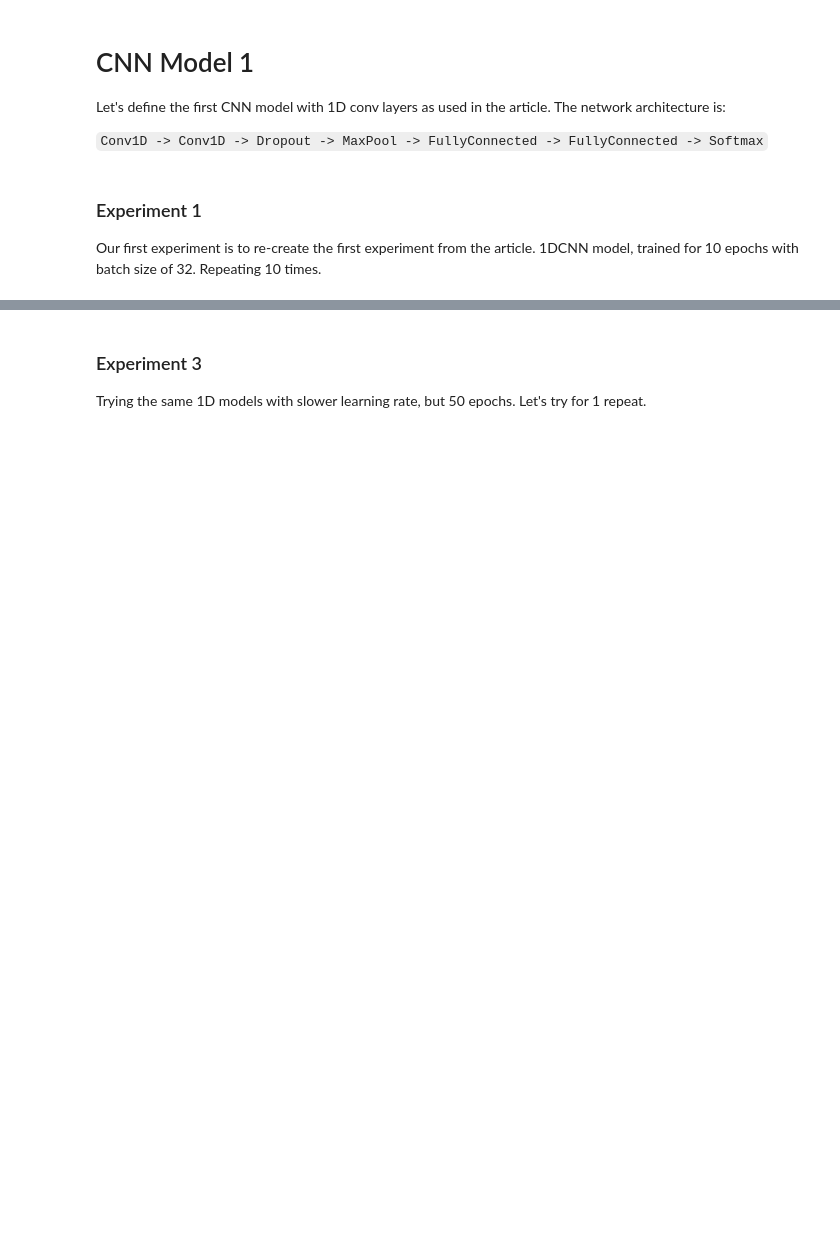
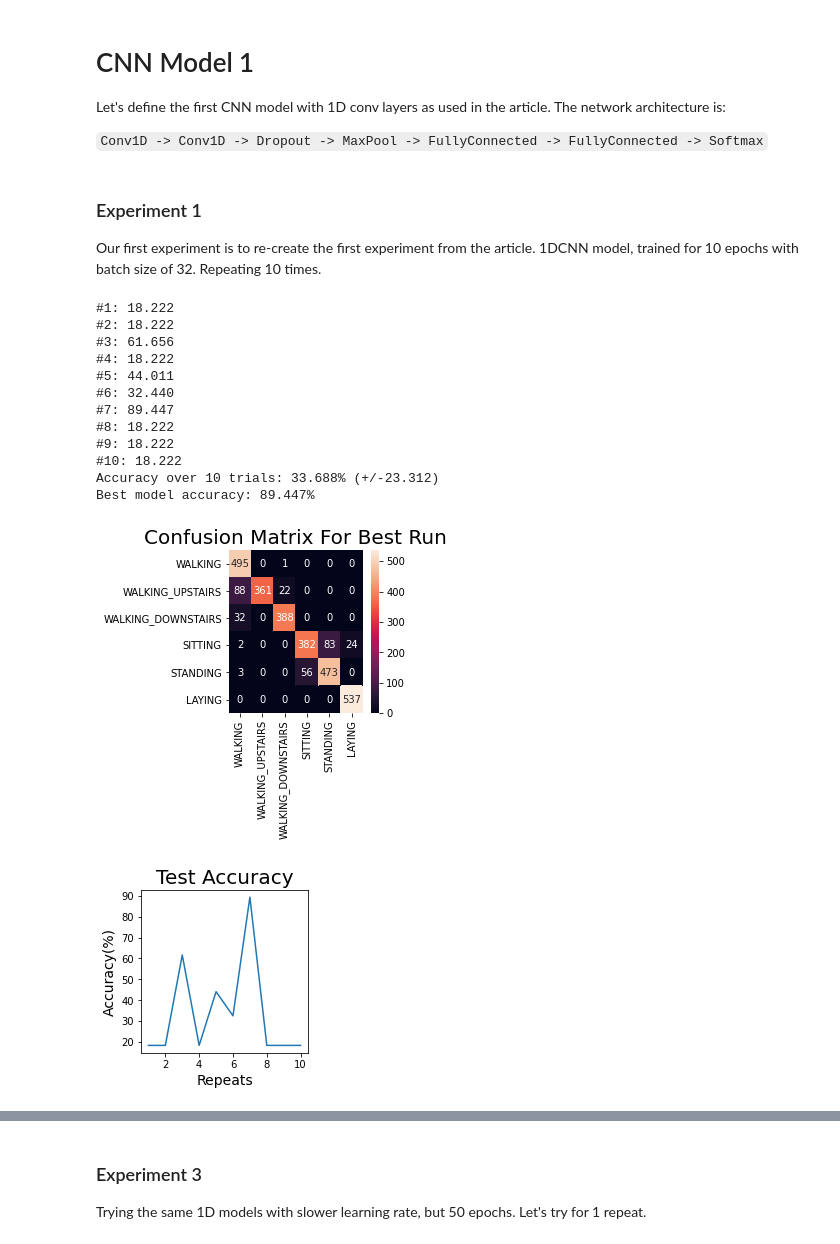
Before and after one commit to reginald-garnepudi/human_activity_recognition_pytorch, a Jupyter notebook: human_activity_recognition.ipynb, the cells around one changed output, grey strips where cells are left out. Saved outputs shown, nothing was run; the diff lists cells and outputs as text; code cells hidden in the pictures; blank space fills up the shorter version.

```diff
--- a/human_activity_recognition.ipynb
+++ b/human_activity_recognition.ipynb
@@ -466,3 +557,33 @@ class CNN_1D_Model(nn.Module):
 
 Our first experiment is to re-create the first experiment from the article.
 1DCNN model, trained for 10 epochs with batch size of 32. Repeating 10 times.
+# %%
+config = dict(
+    net_class = "CNN_1D_Model",
+    n_filters = 64,
+    kernel_size = 3,
+    dropout = 0.5,
+    repeats = 10,
+    epochs_per_repeat = 10,
+    lr = 0.001,
+    batch_size = 32,
+    init_weights = True, # Initialises weights using kaiming_uniform_()
+    verbose = False
+)
+experiment1 = Experiment(config)
+experiment1.run()
+# %% [output]
+#1: 18.222
+#2: 18.222
+#3: 61.656
+#4: 18.222
+#5: 44.011
+#6: 32.440
+#7: 89.447
+#8: 18.222
+#9: 18.222
+#10: 18.222
+Accuracy over 10 trials: 33.688% (+/-23.312)
+Best model accuracy: 89.447%
+[figure, added]
+[figure, added]
```
Also changed, not shown: parts of 24 cells of this notebook.
